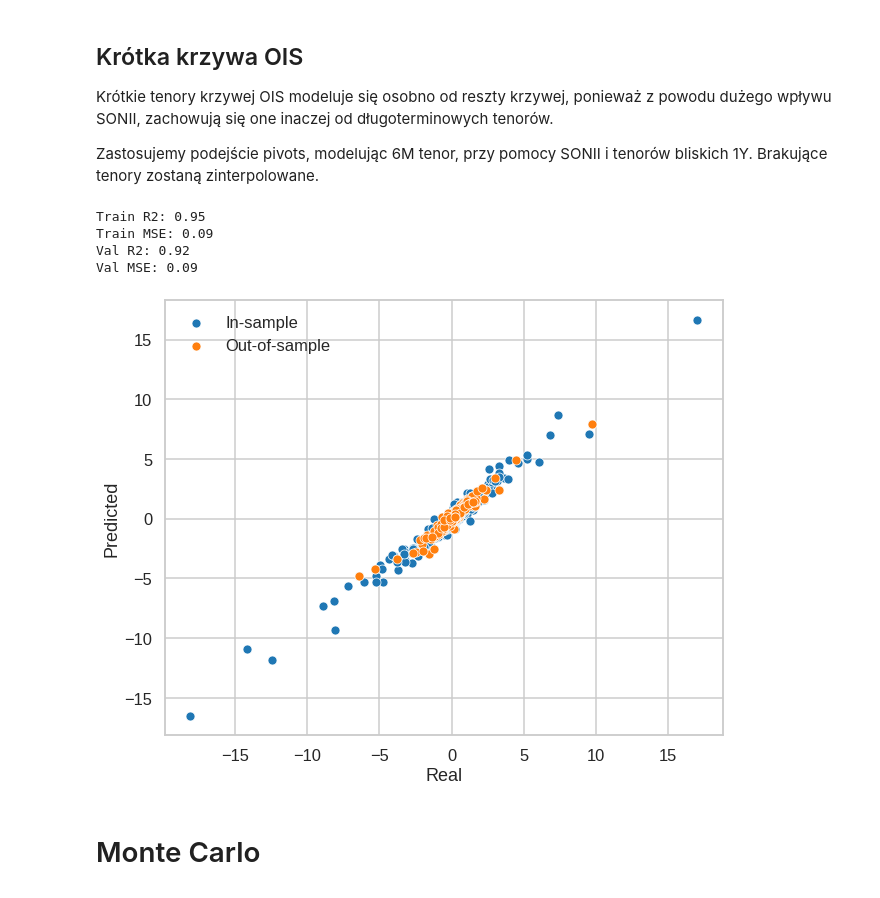
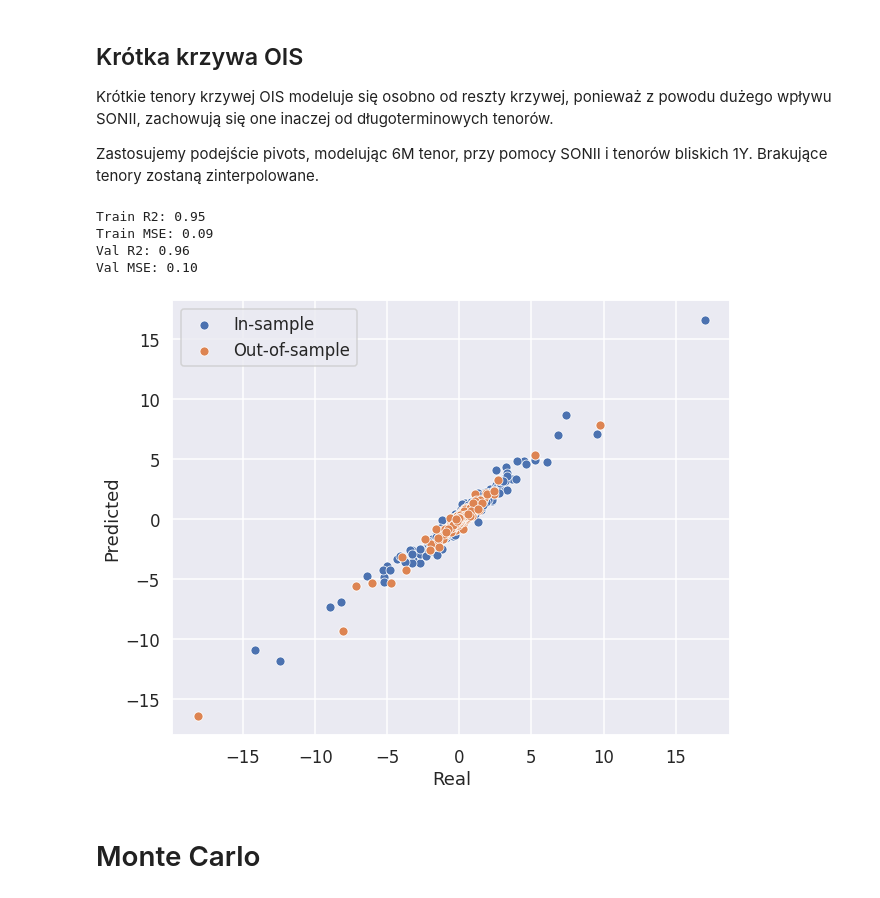
Before and after one commit to PiotMik/OIS_curve_modeling, a Jupyter notebook: OIS_Curve_modelling_3.ipynb, the cells around one changed output. Drawn from its saved outputs; the diff is of its cells as text; code cells hidden in the pictures.

```diff
--- a/OIS_Curve_modelling_3.ipynb
+++ b/OIS_Curve_modelling_3.ipynb
@@ -393,7 +393,7 @@ class RegressionShortTermModel():
     def validate_model(self, X_val, y_val):
         X_train, y_train = self.train_data
 
-        y_pred= model.predict(X_train)
+        y_pred= self.model.predict(X_train)
         sns.scatterplot(x = y_train.ravel(),
                         y = y_pred.ravel(), label = 'In-sample')
         plt.xlabel('Real')
@@ -402,40 +402,40 @@ class RegressionShortTermModel():
         print(f"Train R2: {r2_score(y_train, y_pred):.2f}")
         print(f"Train MSE: {mean_squared_error(y_train, y_pred):.2f}")
 
-        y_pred= model.predict(X_val)
+        y_pred= self.model.predict(X_val)
         sns.scatterplot(x = y_val.ravel(),
                         y = y_pred.ravel(), label = 'Out-of-sample')
 
         print(f"Val R2: {r2_score(y_val, y_pred):.2f}")
         print(f"Val MSE: {mean_squared_error(y_val, y_pred):.2f}")
         plt.legend()
 
     def spline(self, rates, kind='quadratic'):
         available_tenors = [0, 6] + list(range(12, 61))
         sp = interp1d(np.array(available_tenors), rates.values, kind = kind)
         interpolated = pd.concat([pd.DataFrame(sp(tenor)) for tenor in range(0, 61)], axis=1)
         interpolated.columns = ['SONIA'] + list(ois.columns)
         interpolated.index = rates.index
         return interpolated
 
     def simulate(self, rates, x0):
         X = self.extract_features(rates, X_only=True)
         pivot = pd.DataFrame(self.model.predict(X).cumsum() + x0.values).T
         pivot.index = rates.index[1:]
         pivot.columns = [self.pivot_tenor]
         pivot = pd.concat([x0, pivot], axis=0)
 
         return pivot
 
 
 short_term_model = RegressionShortTermModel(pivot_tenor='6M')
 short_term_model.fit(rates, val_split=0.2)
 # %% [output]
 Train R2: 0.95
 Train MSE: 0.09
-Val R2: 0.92
-Val MSE: 0.09
+Val R2: 0.96
+Val MSE: 0.10
-[figure, old version]
+[figure, new version]
 # %% [markdown]
 # Monte Carlo
 # %%
```
Also changed, not shown: parts of 7 cells of this notebook.
